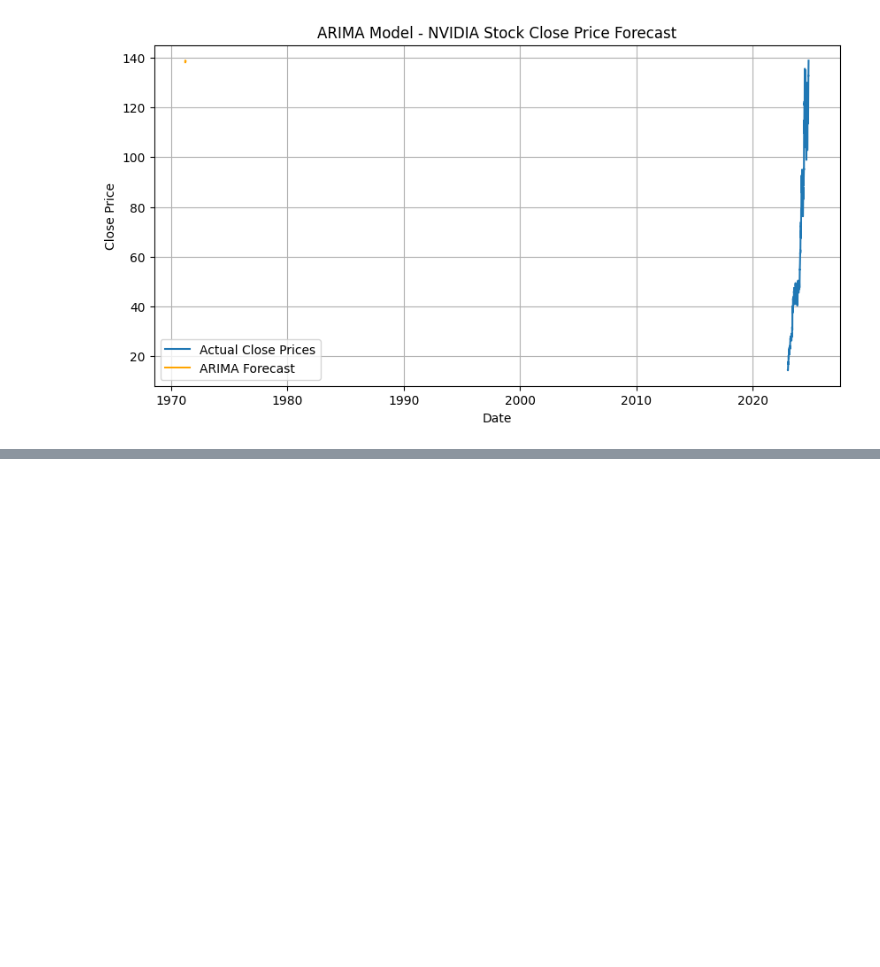
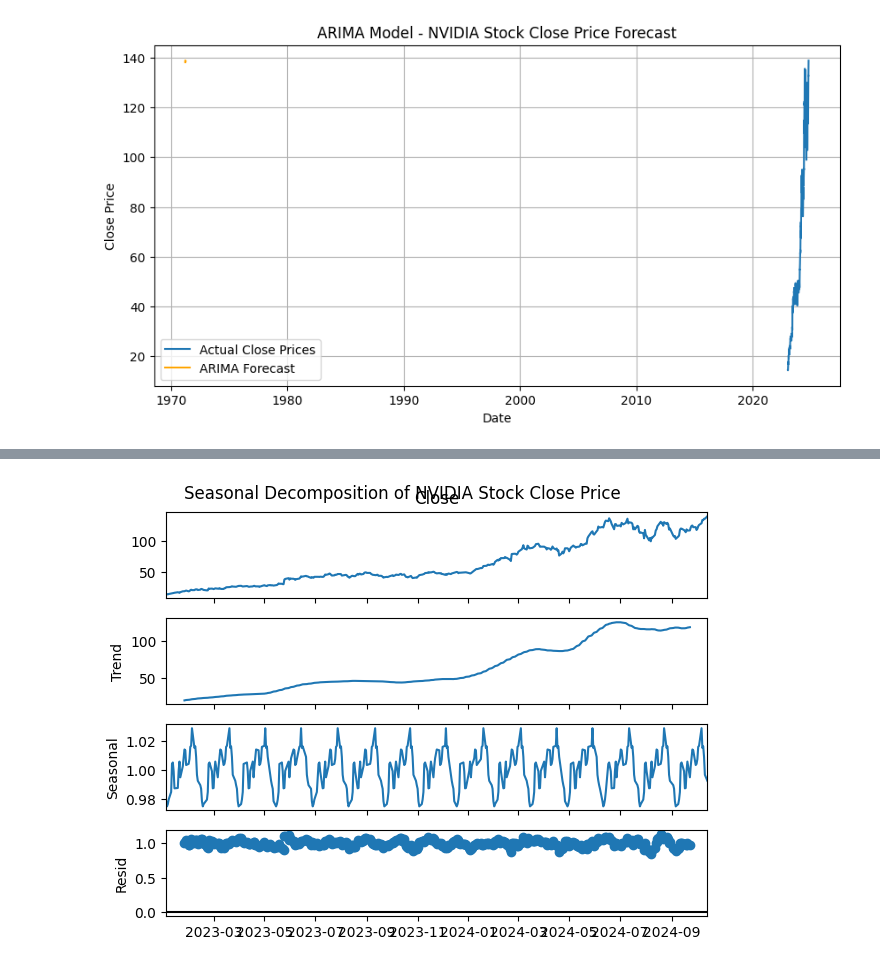
Before and after one commit to mervegb/stock-market-analysis-lstm, a Jupyter notebook: analysis-modeling-nvidia-data.ipynb, the cells around one changed output, grey strips where cells are left out. Cells and saved outputs as stored; diff of their text form; code cells hidden in the pictures; blank space fills up the shorter version.

```diff
--- a/analysis-modeling-nvidia-data.ipynb
+++ b/analysis-modeling-nvidia-data.ipynb
@@ -180,0 +188,11 @@ arima_forecasting(data)
+# %%
+def seasonal_decomposition(data):
+    close_prices = data["Close"].dropna()
+    result = seasonal_decompose(close_prices, model="multiplicative", period=30)
+    result.plot()
+    plt.suptitle("Seasonal Decomposition of NVIDIA Stock Close Price")
+    plt.show()
+
+seasonal_decomposition(data)
+# %% [output]
+[figure, added]
```
Also changed, not shown: parts of 3 cells of this notebook.
